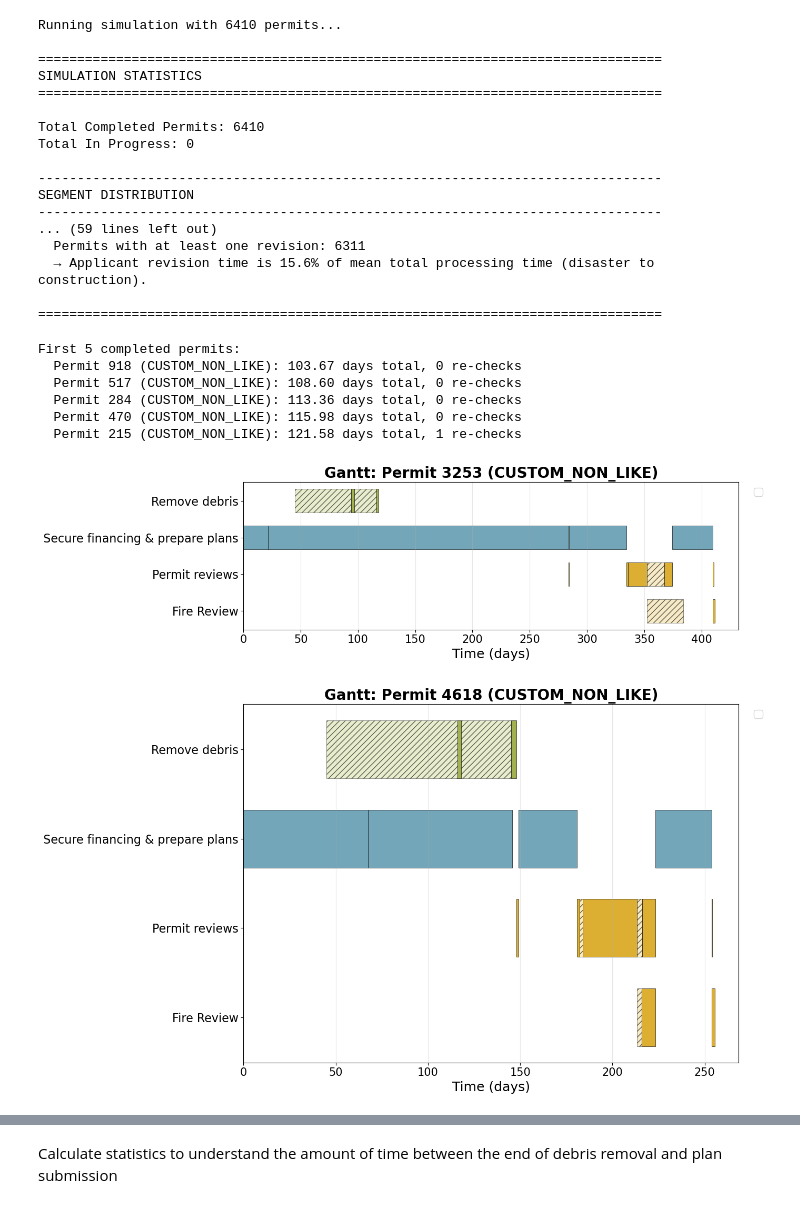
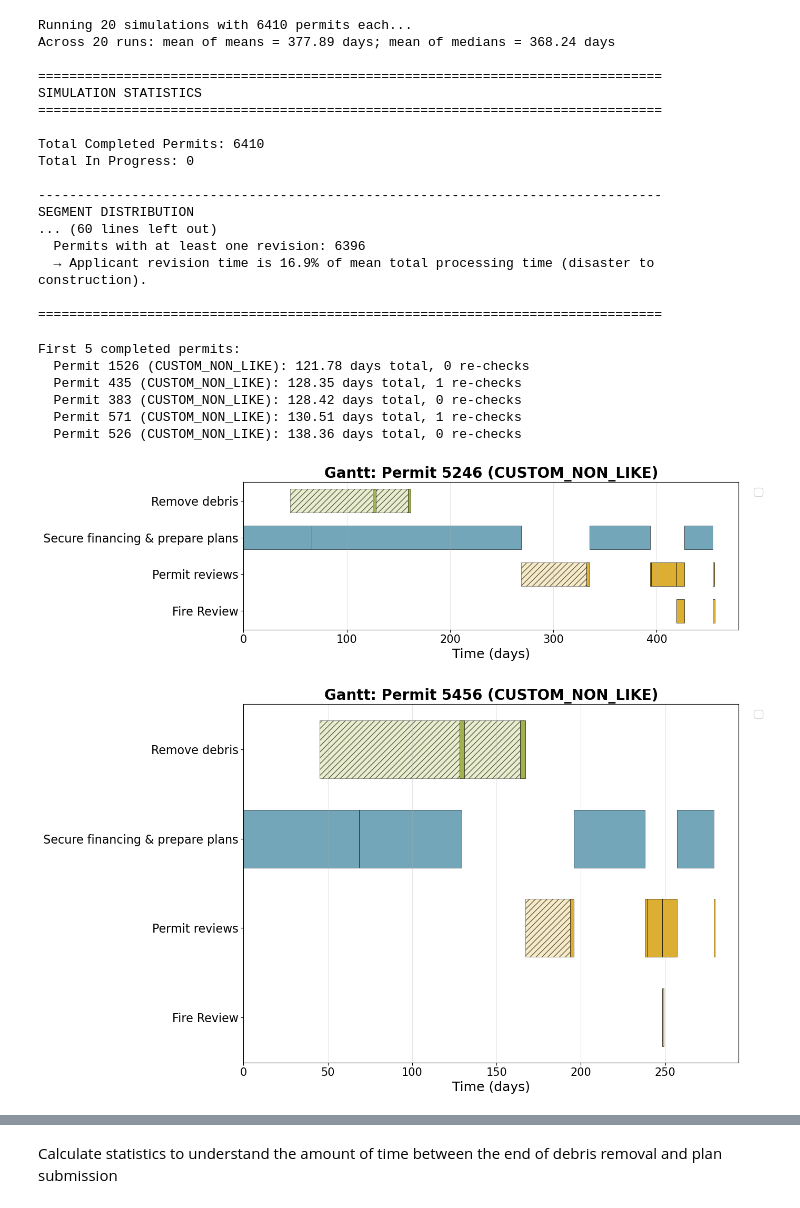
Before and after one commit to MIT-HSCL/permitting-model, a Jupyter notebook: run_simulation.ipynb, the cells around one changed output, grey strips where cells are left out. Saved outputs shown, nothing was run; the diff lists cells and outputs as text; code cells hidden in the pictures.

```diff
--- a/run_simulation.ipynb
+++ b/run_simulation.ipynb
@@ -1,26 +1,46 @@
 # %%
-from run_simulation import run_simulation, print_statistics
-import simpy
+from run_simulation import run_simulation, run_multiple_simulations, print_statistics
+import numpy as np
 
-# Run the simulation
+# Run the simulation many times for this scenario and aggregate results
 num_permits = 6410
-print("Running simulation with " + str(num_permits) + " permits...")
-sim = run_simulation(
+n_runs = 20
+base_seed = 42
+
+print(f"Running {n_runs} simulations with {num_permits} permits each...")
+
+scenario = {
+    "name": "standard_custom_non_like",
+    "sequential": "standard",
+    "pct_pre_approved": 0,
+    "pct_custom": 1,
+    "pct_self_cert": 0,
+    "pct_like_for_like": 0,
+}
+
+results = run_multiple_simulations(
+    n_runs=n_runs,
     num_permits=num_permits,
-    random_seed=42,
     inter_arrival_time=0,
-    sequential = "standard",
-    pct_pre_approved=0,
-    pct_custom=1,
-    pct_self_cert=0,
-    pct_like_for_like=0
+    base_seed=base_seed,
+    scenario_params_list=[scenario],
+    collect_permits=True,
 )
 
-# Get and display statistics
-stats = sim.get_statistics()
-print_statistics(stats)
+# Aggregate permits across runs so visualizations reflect overall behavior
+all_permits = [p for r in results for p in r["permits"]]
+
+# Summarize overall behavior across runs using run-level stats
+mean_of_means = np.mean([r["stats"]["average_total_time"]["mean"] for r in results])
+mean_of_medians = np.mean([r["stats"]["average_total_time"]["median"] for r in results])
+print(f"Across {n_runs} runs: mean of means = {mean_of_means:.2f} days; mean of medians = {mean_of_medians:.2f} days")
+
+# Also show detailed statistics for the first run as a concrete example
+example_stats = results[0]["stats"]
+print_statistics(example_stats)
 # %% [output]
-Running simulation with 6410 permits...
+Running 20 simulations with 6410 permits each...
+Across 20 runs: mean of means = 377.89 days; mean of medians = 368.24 days
 
 ================================================================================
 SIMULATION STATISTICS
@@ -31,27 +51,26 @@ Total In Progress: 0
 
 --------------------------------------------------------------------------------
 SEGMENT DISTRIBUTION
---------------------------------------------------------------------------------
-... (59 lines left out)
-  Permits with at least one revision: 6311
-  → Applicant revision time is 15.6% of mean total processing time (disaster to construction).
+... (60 lines left out)
+  Permits with at least one revision: 6396
+  → Applicant revision time is 16.9% of mean total processing time (disaster to construction).
 
 ================================================================================
 # %%
 # Optional: Access individual permit data
 print(f"\nFirst 5 completed permits:")
-for permit in sim.completed_permits[:5]:
+for permit in all_permits[:5]:
     total_time = permit.ready_for_construction - permit.created_at if permit.ready_for_construction else None
     print(f"  Permit {permit.permit_id} ({permit.segment.name}): "
           f"{total_time:.2f} days total, "
           f"{permit.public_works_rechecks} re-checks")
 # %% [output]
 First 5 completed permits:
-  Permit 918 (CUSTOM_NON_LIKE): 103.67 days total, 0 re-checks
-  Permit 517 (CUSTOM_NON_LIKE): 108.60 days total, 0 re-checks
-  Permit 284 (CUSTOM_NON_LIKE): 113.36 days total, 0 re-checks
-  Permit 470 (CUSTOM_NON_LIKE): 115.98 days total, 0 re-checks
-  Permit 215 (CUSTOM_NON_LIKE): 121.58 days total, 1 re-checks
+  Permit 1526 (CUSTOM_NON_LIKE): 121.78 days total, 0 re-checks
+  Permit 435 (CUSTOM_NON_LIKE): 128.35 days total, 1 re-checks
+  Permit 383 (CUSTOM_NON_LIKE): 128.42 days total, 0 re-checks
+  Permit 571 (CUSTOM_NON_LIKE): 130.51 days total, 1 re-checks
+  Permit 526 (CUSTOM_NON_LIKE): 138.36 days total, 0 re-checks
 # %%
 # Gantt chart for one random permit in segment 4 (CUSTOM_NON_LIKE)
 # Parallel activities (e.g. Public Works, Fire Review, Public Health) appear on separate rows
@@ -59,7 +78,7 @@ from visualize_permits import plot_gantt_one_random_permit_segment
 import matplotlib.pyplot as plt
 
 fig, ax = plot_gantt_one_random_permit_segment(
-    sim.completed_permits,
+    results[0]["permits"],
     segment_value=4,
     random_seed=100,
     figsize=(14, 4),
@@ -67,21 +86,21 @@ fig, ax = plot_gantt_one_random_permit_segment(
 if fig:
     plt.show()
 # %% [output]
-[figure, old version]
+[figure, new version]
 # %%
 # Gantt chart for one random permit in segment 4 (CUSTOM_NON_LIKE)
 # Parallel activities (e.g. Public Works, Fire Review, Public Health) appear on separate rows
 from visualize_permits import plot_gantt_single_permit
 import matplotlib.pyplot as plt
 
 fig, ax = plot_gantt_single_permit(
-    sim.completed_permits[1460],
+    results[0]["permits"][1460],
     figsize=(14, 8),
 )
 if fig:
     plt.show()
 # %% [output]
-[figure, old version]
+[figure, new version]
 # %%
 # Plot permit number (ID) vs total time to construction
 import matplotlib.pyplot as plt
```
Also changed, not shown: parts of 4 cells of this notebook, 2 other files.
